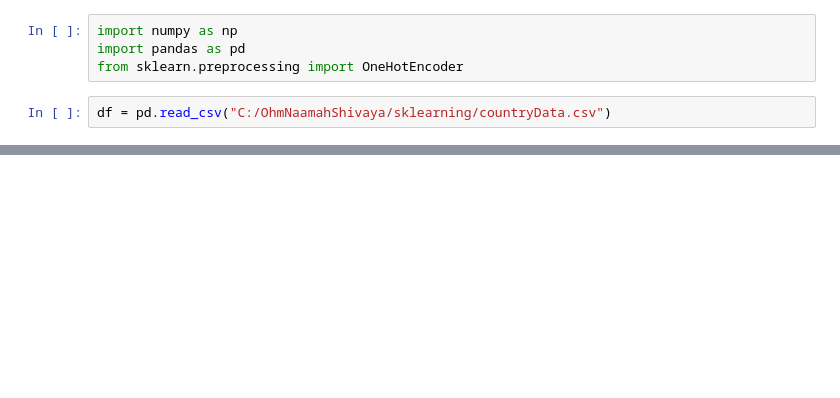
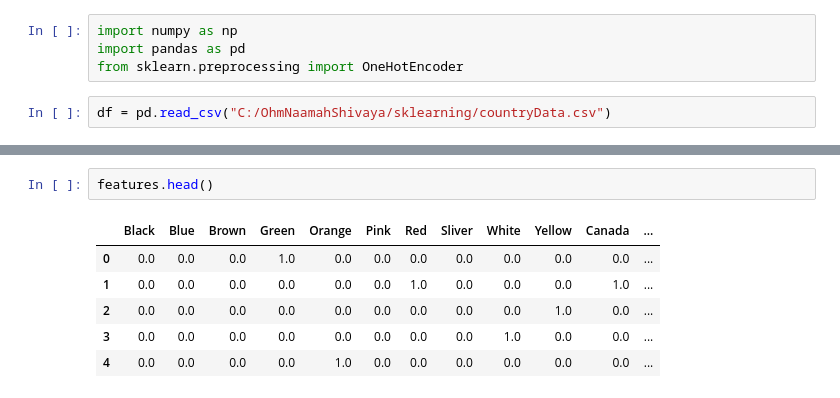
Before and after one commit to SatishChitimoju007/SKLeanDataPreprocessing, a Jupyter notebook: OneHotEncoder.ipynb, the cells around one changed output, grey strips where cells are left out. Saved outputs shown, nothing was run; the diff lists cells and outputs as text; blank space fills up the shorter version.

```diff
--- a/OneHotEncoder.ipynb
+++ b/OneHotEncoder.ipynb
@@ -15,0 +112,9 @@ df.head()
+# %%
+features.head()
+# %% [output]
+|  | Black | Blue | Brown | Green | Orange | Pink | Red | Sliver | White | Yellow | Canada | ... |
+| 0 | 0.0 | 0.0 | 0.0 | 1.0 | 0.0 | 0.0 | 0.0 | 0.0 | 0.0 | 0.0 | 0.0 | ... |
+| 1 | 0.0 | 0.0 | 0.0 | 0.0 | 0.0 | 0.0 | 1.0 | 0.0 | 0.0 | 0.0 | 1.0 | ... |
+| 2 | 0.0 | 0.0 | 0.0 | 0.0 | 0.0 | 0.0 | 0.0 | 0.0 | 0.0 | 1.0 | 0.0 | ... |
+| 3 | 0.0 | 0.0 | 0.0 | 0.0 | 0.0 | 0.0 | 0.0 | 0.0 | 1.0 | 0.0 | 0.0 | ... |
+| 4 | 0.0 | 0.0 | 0.0 | 0.0 | 1.0 | 0.0 | 0.0 | 0.0 | 0.0 | 0.0 | 0.0 | ... |
```
Also changed, not shown: parts of 18 cells of this notebook, 4 other files.
